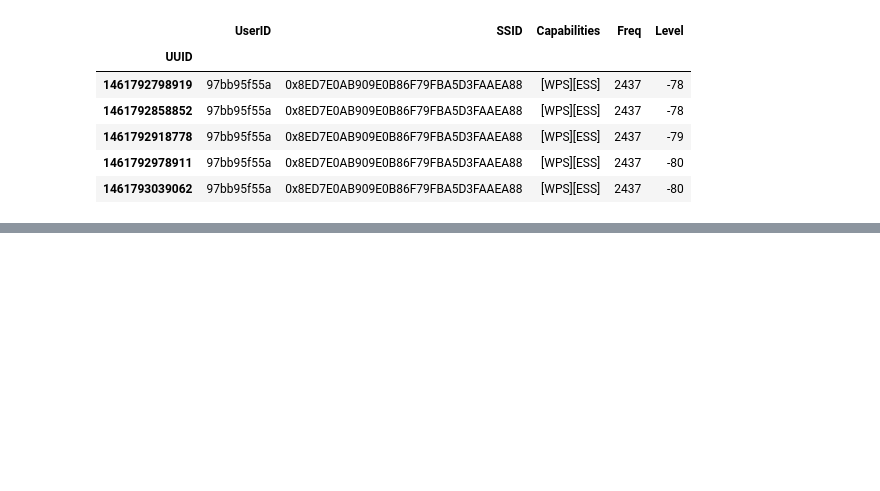
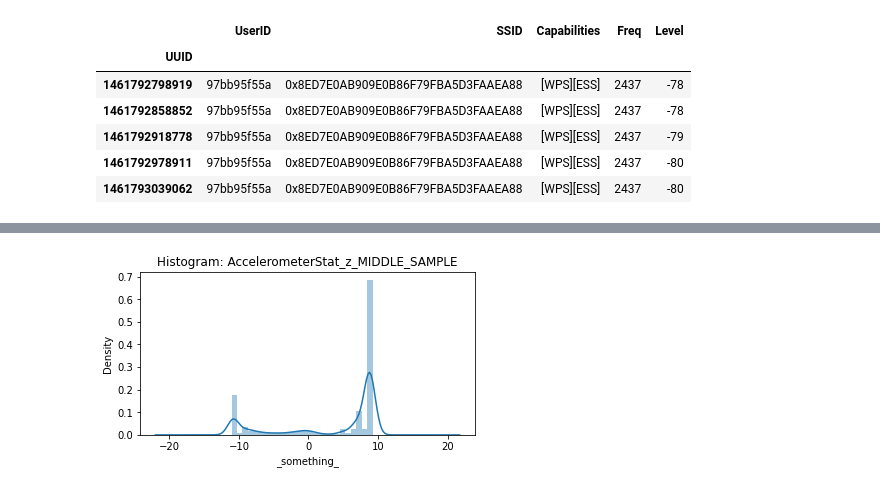
Before and after one commit to kentlingcampbell/project_SherLock, a Jupyter notebook: SherLock.ipynb, the cells around one changed output, grey strips where cells are left out. Drawn from its saved outputs; the diff is of its cells as text; code cells hidden in the pictures; blank space fills up the shorter version.

```diff
--- a/SherLock.ipynb
+++ b/SherLock.ipynb
@@ -145,0 +183,9 @@ Wifi.head()
+# %%
+sns.distplot(T2['AccelerometerStat_z_MIDDLE_SAMPLE'])
+plt.title('Histogram: AccelerometerStat_z_MIDDLE_SAMPLE')
+plt.xlabel('_something_')
+f = plt.gcf()
+f.set_size_inches(6,3)
+plt.show()
+# %% [output]
+[figure, added]
```
Also changed, not shown: parts of 24 cells of this notebook.
